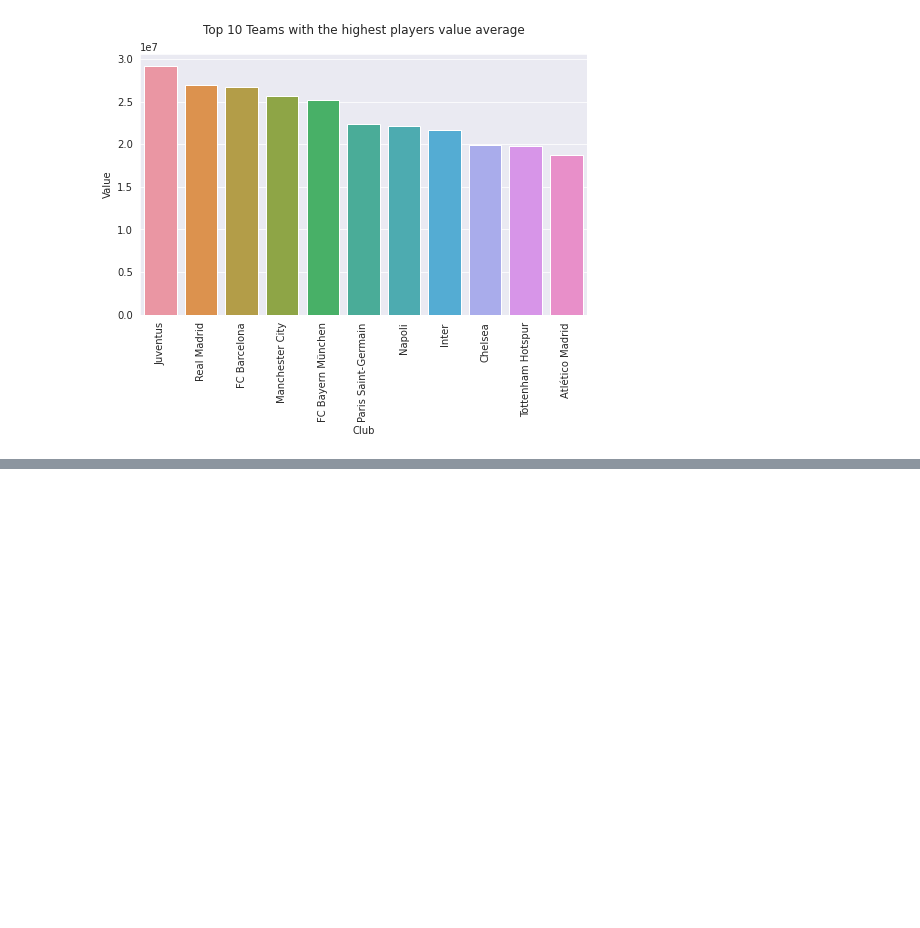
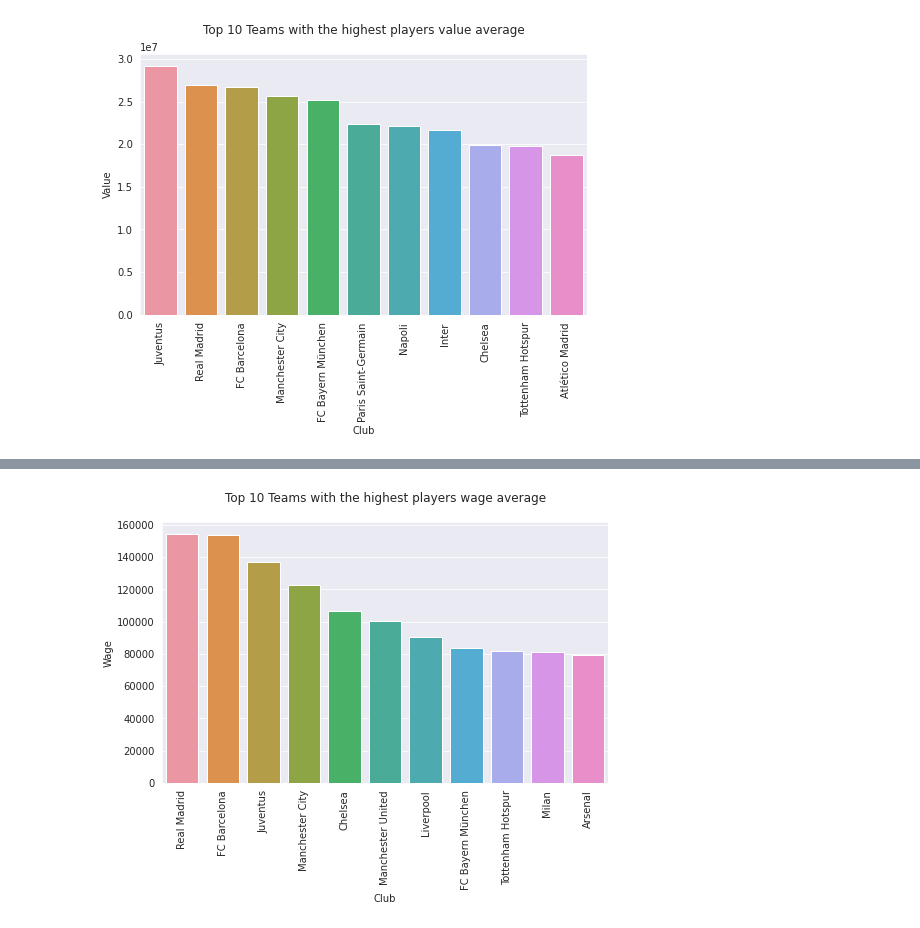
Before and after one commit to ChristoRay/ChrisPortofolioForDS, a Jupyter notebook: Fifa 19 Project/EDA_on_Outfield_DF.ipynb, the cells around one changed output, grey strips where cells are left out. Saved outputs shown, nothing was run; the diff lists cells and outputs as text; code cells hidden in the pictures; blank space fills up the shorter version.

```diff
--- a/Fifa 19 Project/EDA_on_Outfield_DF.ipynb
+++ b/Fifa 19 Project/EDA_on_Outfield_DF.ipynb
@@ -31,0 +65,6 @@ df.describe()
+# %%
+#since players with no club doesn't have value and wage, we'll drop these rows
+df.drop(df.loc[df['Club']=='No Club'].index,inplace = True)
+df.drop(df.loc[df['Value']==0].index,inplace = True)
+df.reset_index(drop=True, inplace=True)
+df.describe()
@@ -60,0 +103,13 @@ plt.show()
+# %%
+#Which team has the highest average player wage ?
+
+average_wage_sort = df.groupby('Club').mean()['Wage'].sort_values(ascending=False).reset_index().copy()
+
+plt.figure(figsize=(8,4.8))
+sns.set_style(style='darkgrid')
+sns.barplot(x='Club',y='Wage',data = average_wage_sort[:11])
+plt.title('Top 10 Teams with the highest players wage average',pad=20)
+plt.xticks(rotation=90)
+plt.show()
+# %% [output]
+[figure, added]
```
Also changed, not shown: parts of 9 cells of this notebook.
